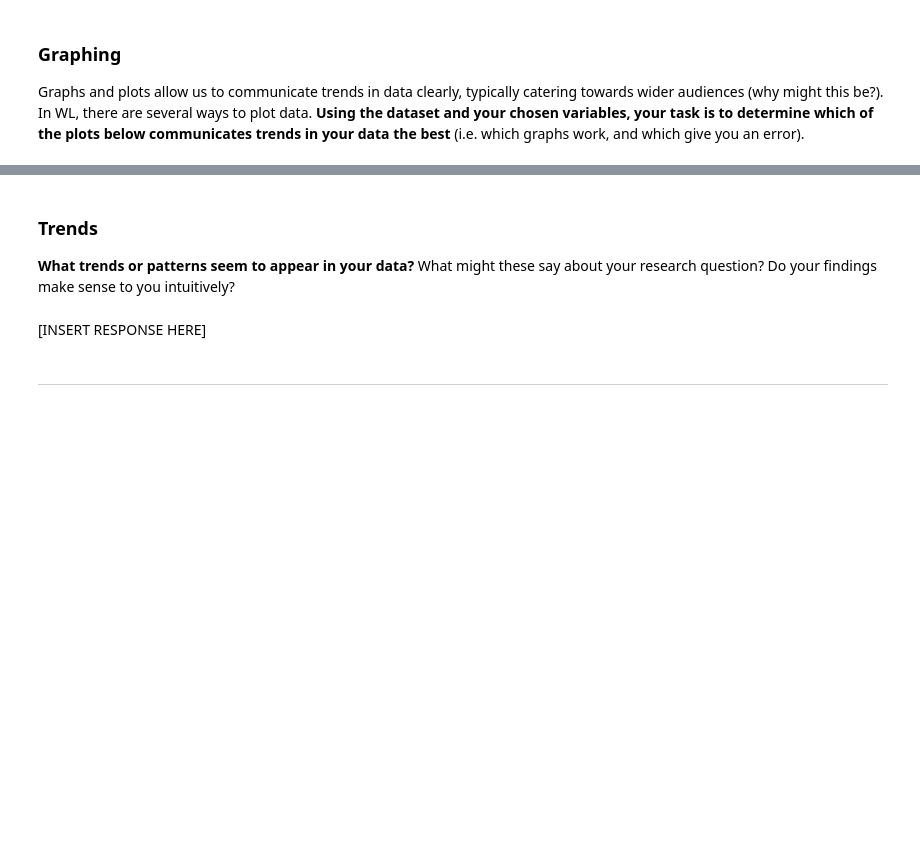
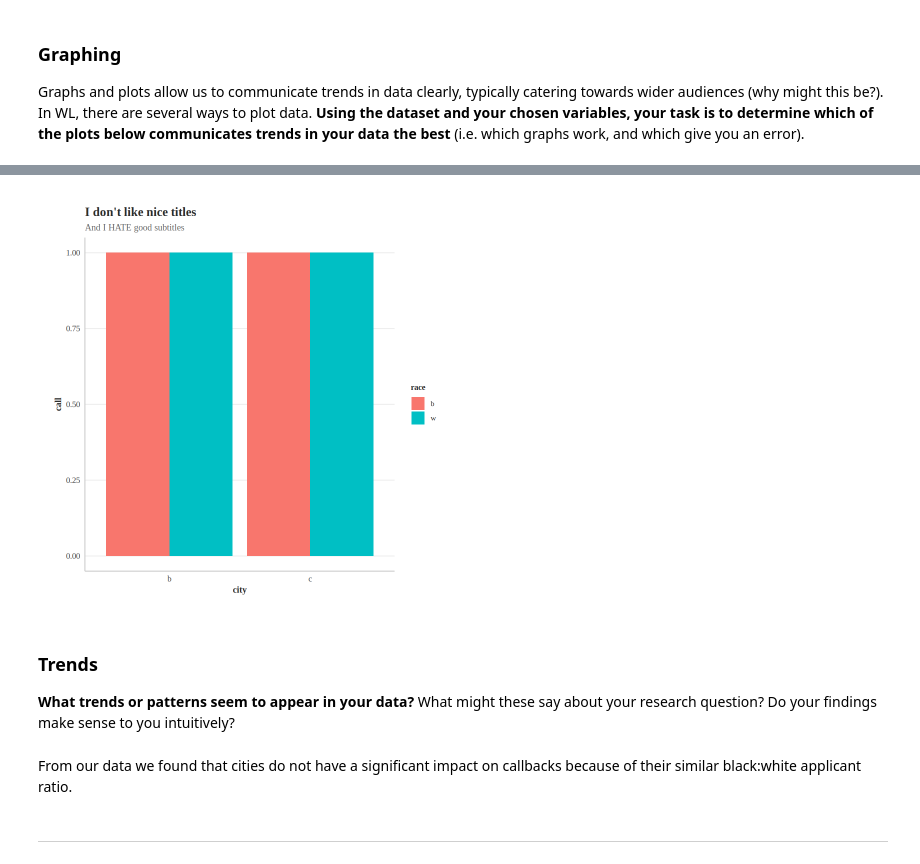
Before and after one commit to amy-2027/Unit0, a Jupyter notebook: ApResearchCT_SS.ipynb, the cells around one changed output, grey strips where cells are left out. Drawn from its saved outputs; the diff is of its cells as text; code cells hidden in the pictures; blank space fills up the shorter version.

```diff
--- a/ApResearchCT_SS.ipynb
+++ b/ApResearchCT_SS.ipynb
@@ -163,7 +164,9 @@ bar_plot(lakisha,
 # %%
 column_plot(lakisha,
-            x= INSERT_VARIABLE_1,
-            y= INSERT_VARIABLE_2)
+            x= city,
+            y= call, color_by= race)
+# %% [output]
+[figure, added]
 # %%
 logit_model <- glm(call~race+INSERT_VARIABLE_1, lakisha, family=binomial)
 predicted_probs <- predict(logit_model, type = "response")
@@ -180,8 +183,8 @@ scatter_plot(lakisha,
 
 
 **What trends or patterns seem to appear in your data?** What might these say about your research question? Do your findings make sense to you intuitively?
-# %% [markdown]
-[INSERT RESPONSE HERE]
+# %% [markdown]
+From our data we found that cities do not have a significant impact on callbacks because of their similar black:white applicant ratio.
 # %% [markdown]
 
 
```
Also changed, not shown: parts of 17 cells of this notebook.
